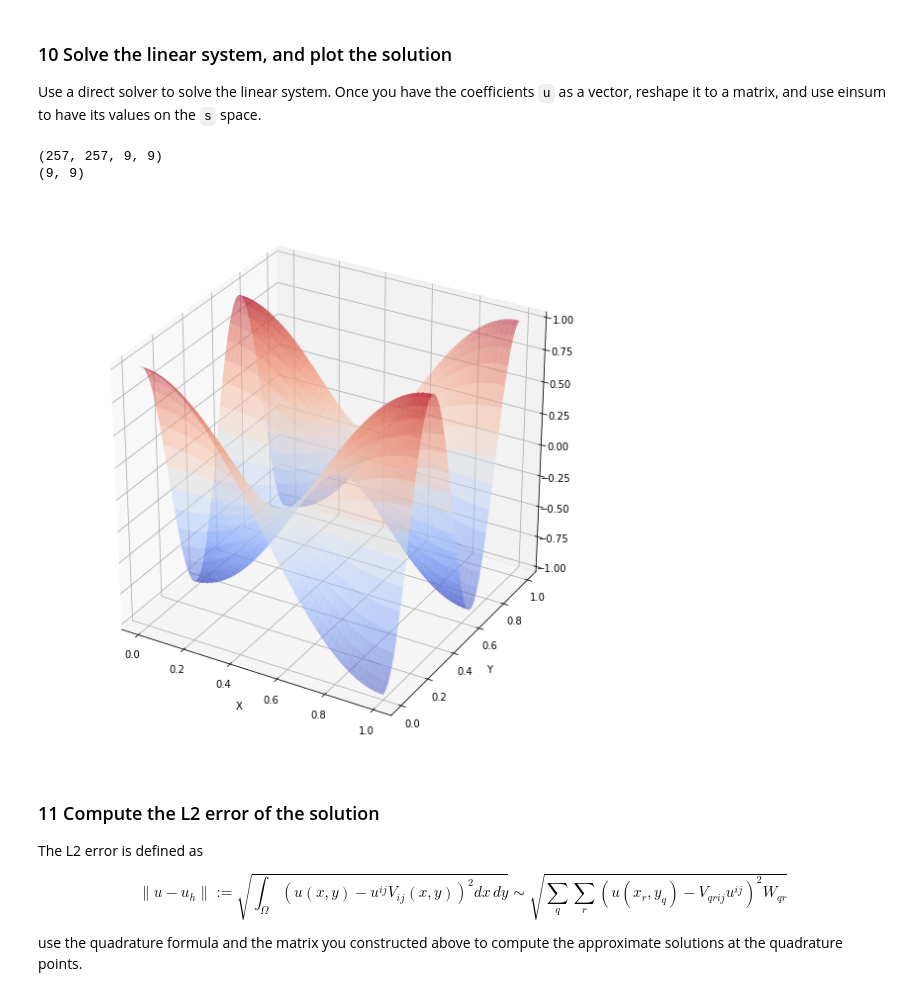
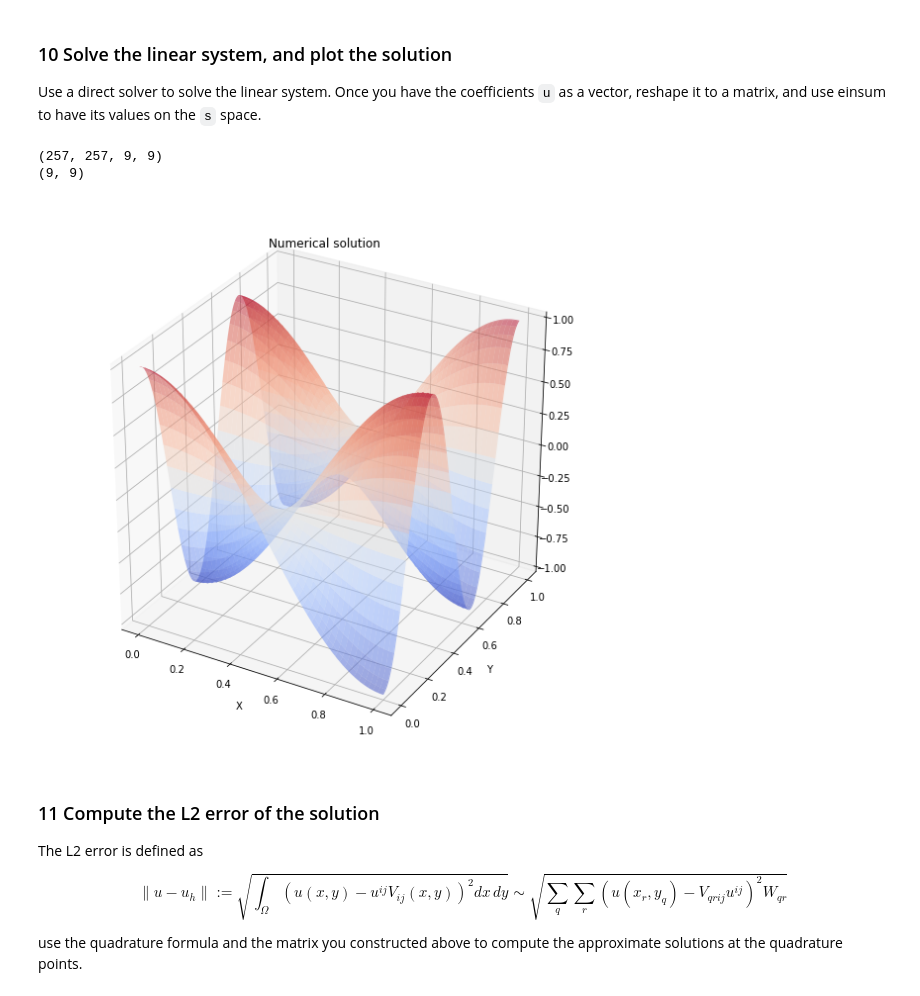
Before and after one commit to DomagojKorais/P1.4_seed, a Jupyter notebook: FinalProject.ipynb, the cells around one changed output. Saved outputs shown, nothing was run; the diff lists cells and outputs as text; code cells hidden in the pictures.

```diff
--- a/FinalProject.ipynb
+++ b/FinalProject.ipynb
@@ -507,22 +408,23 @@ Use a direct solver to solve the linear system. Once you have the coefficients `
 # %%
 u = solve(A,b)
 u = reshape(u, (order, order))
 print(V2s.shape)
 print(u.shape)
 us = einsum('qrij, ij', V2s, u)
 
 X = meshgrid(s, s)
 Q = meshgrid(C, C)
 
 fig = figure(figsize=[10,10])
 ax = fig.gca(projection='3d')
 ax.set_xlabel("X")
 ax.set_ylabel("Y")
+ax.set_title("Numerical solution")
 surf2 = ax.plot_surface(X[0], X[1], us, rstride=5, cstride=5, cmap=cm.coolwarm, alpha=0.5)
 # %% [output]
 (257, 257, 9, 9)
 (9, 9)
-[figure, old version]
+[figure, new version]
 # %% [markdown]
 ### 11 Compute the L2 error of the solution
 
```
Also changed, not shown: parts of 18 cells of this notebook.
